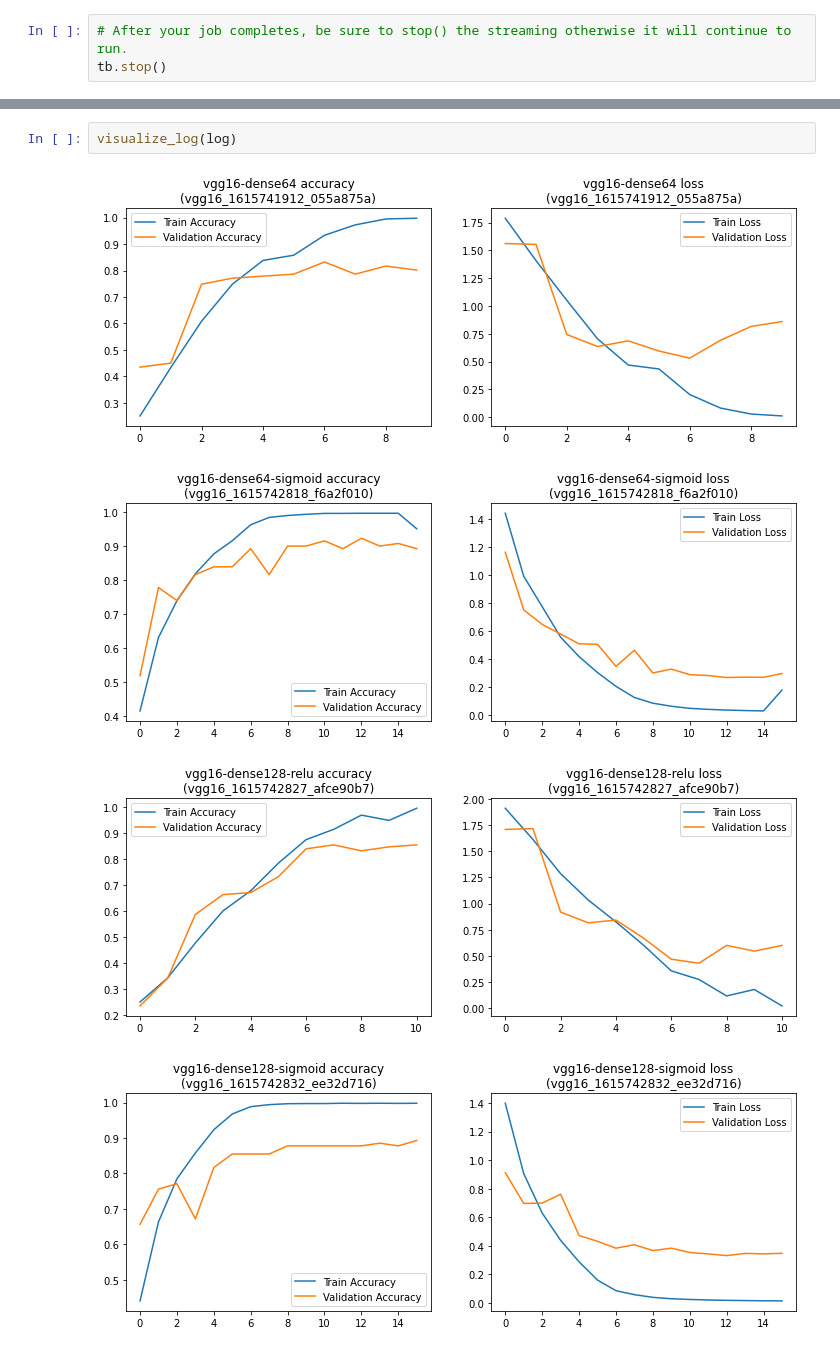
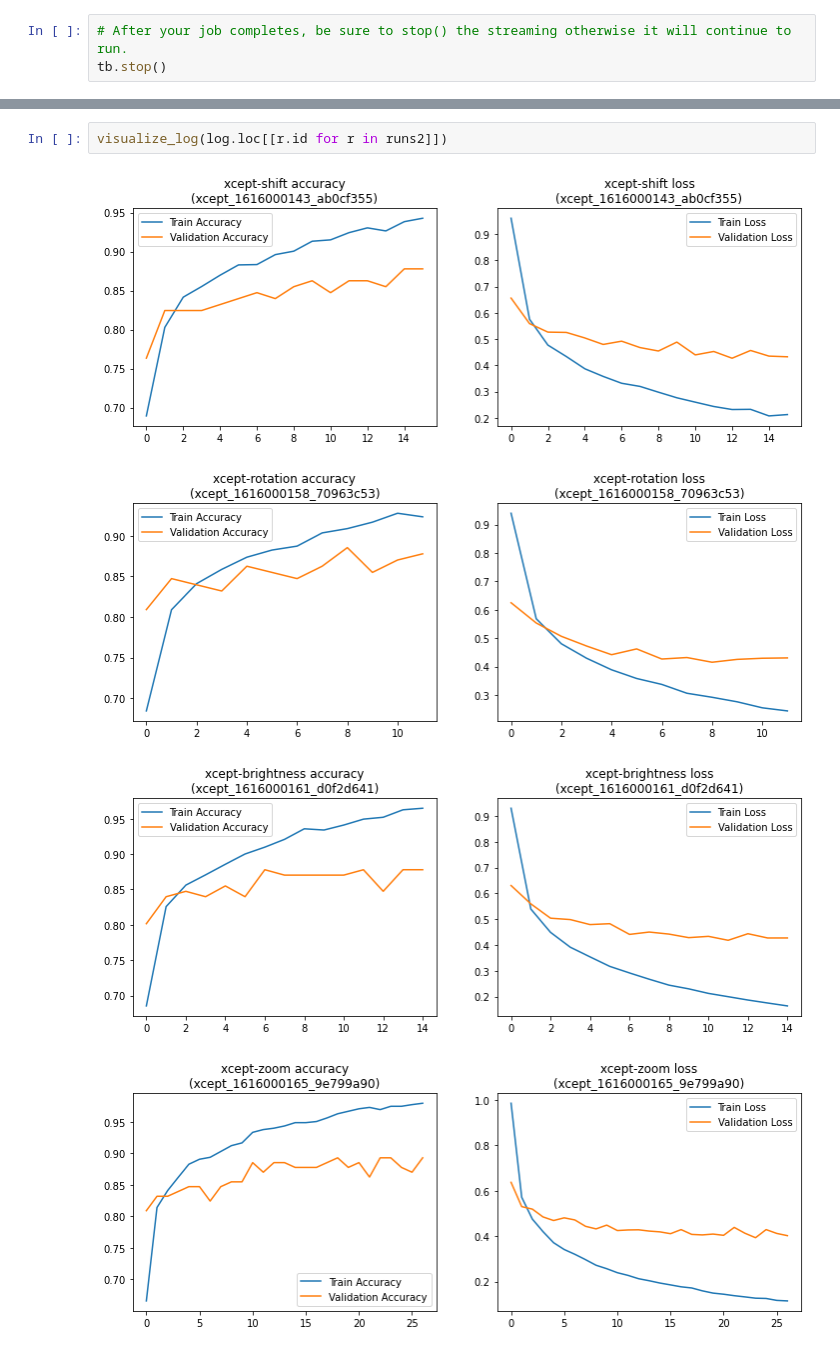
Before and after one commit to benbogart/waste-classification, a Jupyter notebook: 5_Xception_Azure.ipynb, the cells around one changed output, grey strips where cells are left out. Cells and saved outputs as stored; diff of their text form.

```diff
--- a/5_Xception_Azure.ipynb
+++ b/5_Xception_Azure.ipynb
@@ -458,10 +554,10 @@ log
-# %%
-visualize_log(log)
-# %% [output]
-[figure, removed]
-[figure, removed]
-[figure, removed]
-[figure, removed]
+# %%
+visualize_log(log.loc[[r.id for r in runs2]])
+# %% [output]
+[figure, added]
+[figure, added]
+[figure, added]
+[figure, added]
 # %%
 plot_accuracy(log)
 # %% [output]
```
Also changed, not shown: parts of 78 cells of this notebook.
